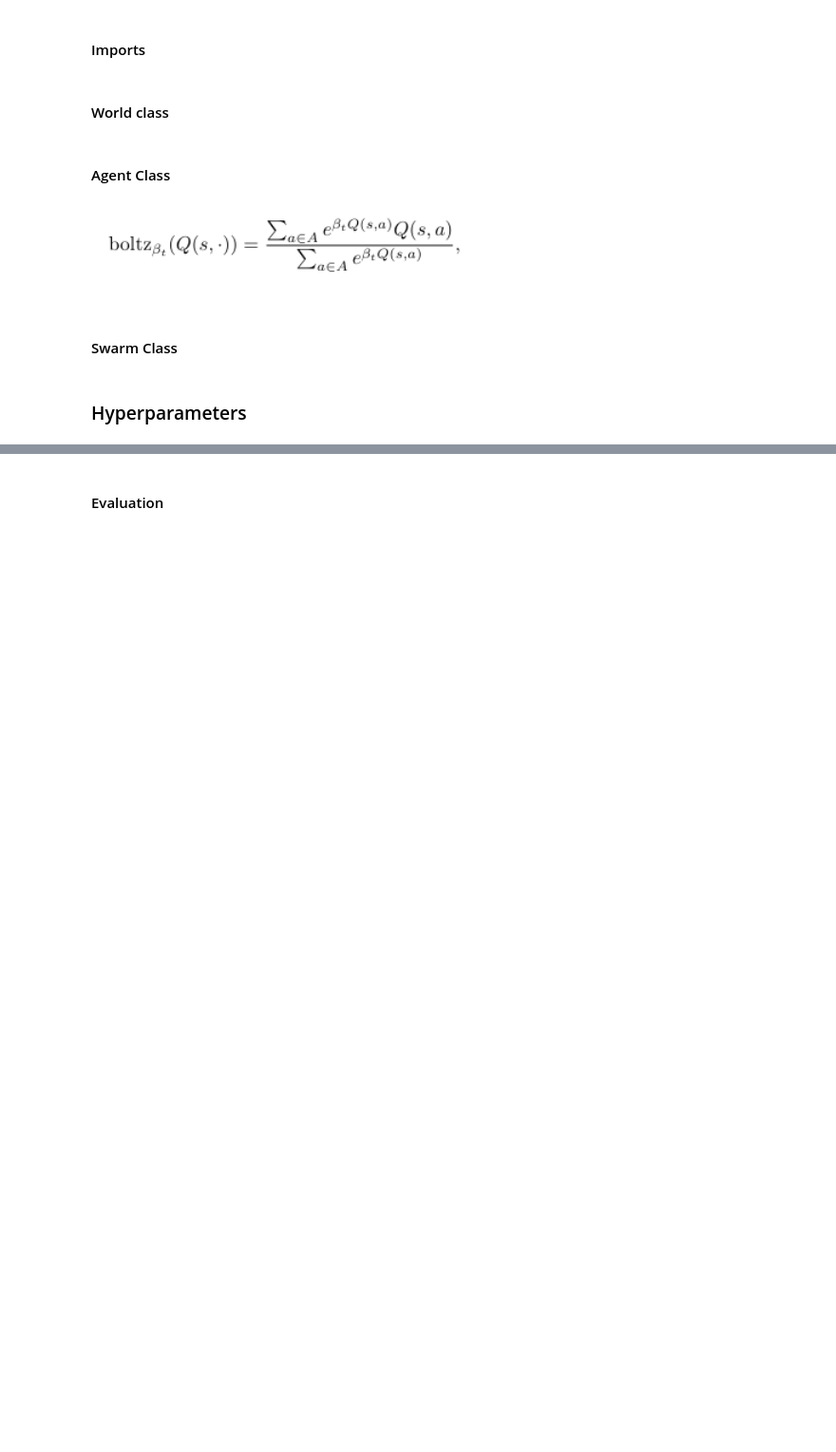
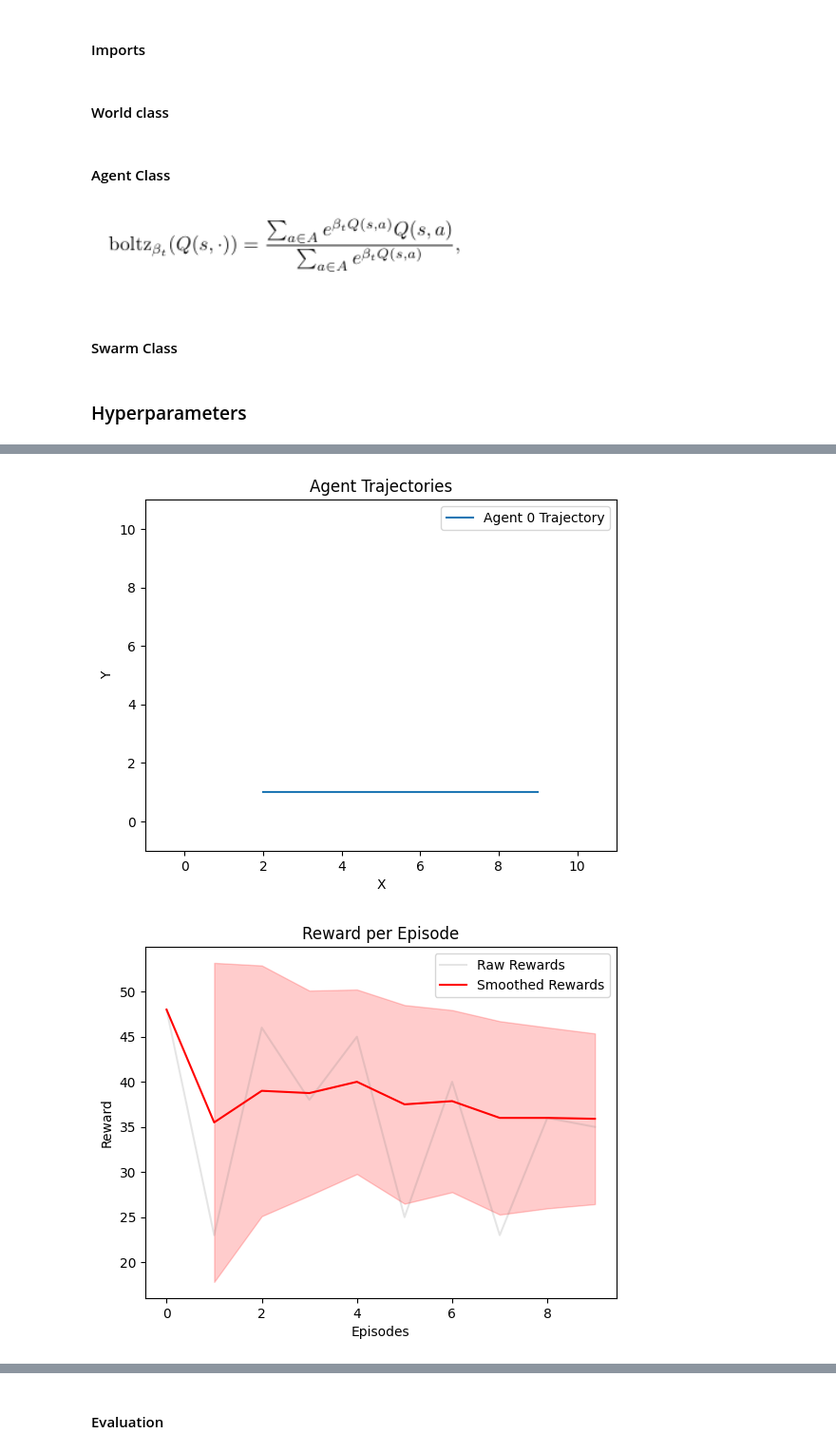
Before and after one commit to TheJoboReal/Bachelor, a Jupyter notebook: src/gym simple.ipynb, the cells around one changed output, grey strips where cells are left out. Shown at 95% size. Cells and saved outputs as stored; diff of their text form; code cells hidden in the pictures; blank space fills up the shorter version.

```diff
--- a/src/gym simple.ipynb
+++ b/src/gym simple.ipynb
@@ -34,7 +34,7 @@ from scipy.ndimage import zoom
 from tqdm.notebook import tqdm
 import pandas as pd
 
-N_EPISODES = 2000
+N_EPISODES = 200
 UPDATE_STEP = 1     # Update q_values after each step
 BETA = 0.6
 ALPHA = 0.1
@@ -651,4 +712,5 @@ agents.append(agent)
 # %%
-swarm = swarm(env, agents, N_EPISODES, UPDATE_STEP)
+swarm1 = swarm(env, agents, N_EPISODES, UPDATE_STEP)
 
-swarm.train_swarm(STEPS)
+swarm1.train_swarm(STEPS)
+swarm1.evaluate_swarm(STEPS,10)
@@ -664,0 +717,8 @@ swarm.plot_info()
+# %%
+swarm1.plot_trajectories()
+swarm1.plot_reward_episode(10)
+swarm1.plot_revisited(10)
+swarm1.plot_info(10)
+# %% [output]
+[figure, added]
+[figure, added]
```
Also changed, not shown: parts of 7 cells of this notebook, 1 other file.
